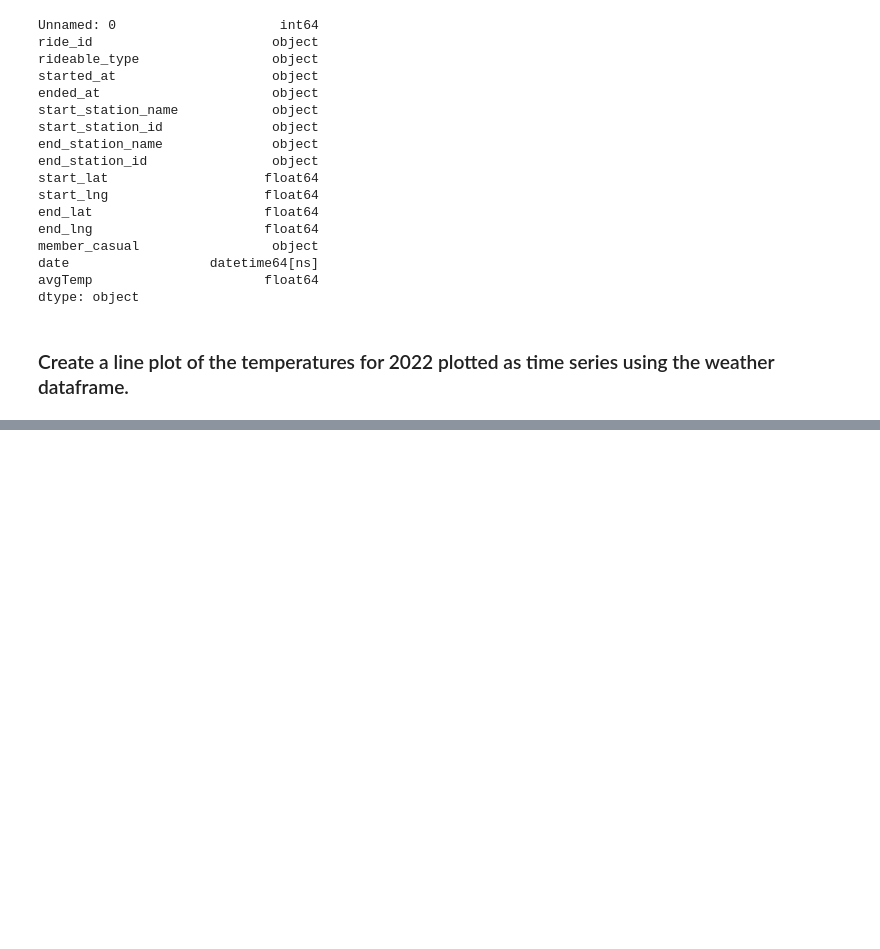
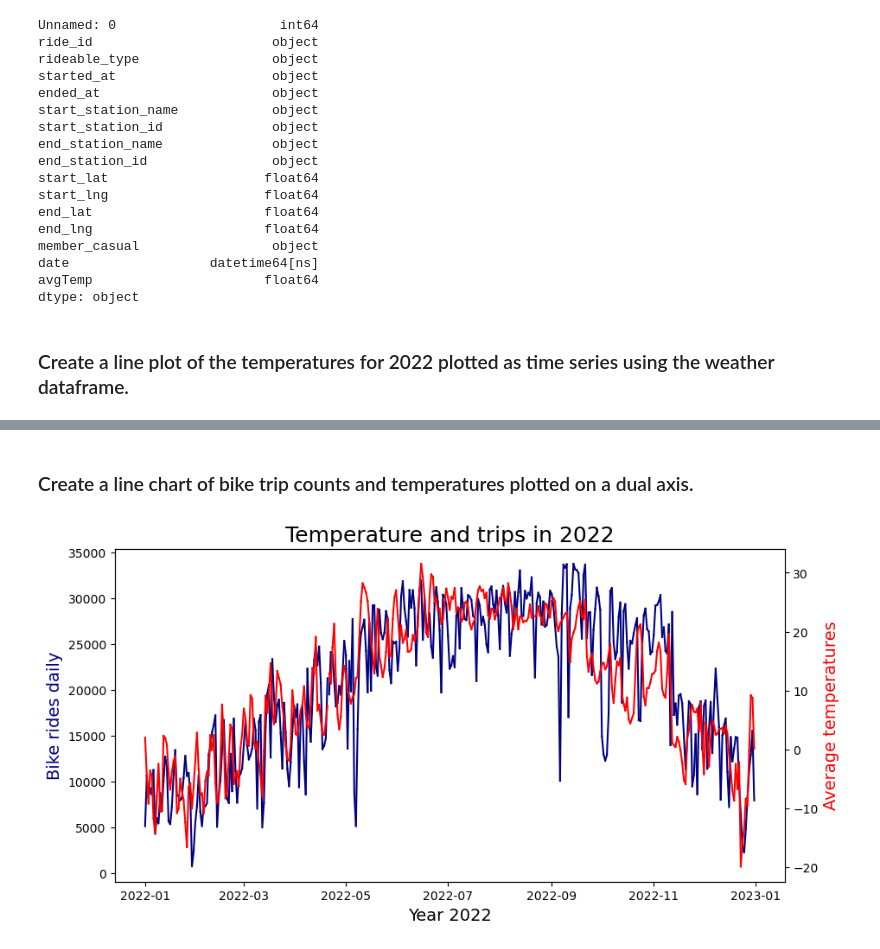
Before and after one commit to katiedallarosa/CitiBike, a Jupyter notebook: 2.3 Fundamentals of Visualization Libraries Part 1.ipynb, the cells around one changed output, grey strips where cells are left out. Drawn from its saved outputs; the diff is of its cells as text; code cells hidden in the pictures; blank space fills up the shorter version.

```diff
--- a/2.3 Fundamentals of Visualization Libraries Part 1.ipynb
+++ b/2.3 Fundamentals of Visualization Libraries Part 1.ipynb
@@ -118,0 +141,4 @@ df_temp['avgTemp'].plot()
+# %%
+# Groupby the count of the trips
+
+df_group = pd.DataFrame(df.groupby(['date'])['ride_id'].count()).reset_index()
@@ -118,0 +156,16 @@ df_temp['avgTemp'].plot()
+# %%
+df_group.rename(columns = {'ride_id':'bike_rides_daily'}, inplace = True)
+# %%
+if '_merge' in df.columns:
+    df.drop(columns=['_merge'], inplace=True)
+if '_merge' in df_group.columns:
+    df_group.drop(columns=['_merge'], inplace=True)
+# %%
+df = df.merge(df_group, on = "date", how = 'outer', indicator = True)
+print(df['_merge'].value_counts(dropna = False))
+print("Shape of January 1st is", df[df['date'] == '2022-01-01'].shape) # Check
+print("Shape of January 2nd is", df[df['date'] == '2022-01-02'].shape) # Second check
+
+df_temp = df.set_index('date')
+
+print(df_temp.columns)
@@ -118,0 +202,22 @@ df_temp['avgTemp'].plot()
+# %% [markdown]
+### Create a line chart of bike trip counts and temperatures plotted on a dual axis.
+# %%
+# Create figure and axis objects with subplots() and details
+
+fig,ax = plt.subplots(figsize=(10, 5))
+
+# Make a plot of the bike rides
+ax.plot(df_temp['bike_rides_daily'],color = "navy")
+ax.set_xlabel("Year 2022", fontsize = 14) # set x-axis label
+ax.set_ylabel("Bike rides daily",color = "navy", fontsize = 14) # set y-axis label
+
+# Here is where we create the dual axis - initialize a twin object for two different y-axis on the sample plot
+ax2 = ax.twinx()
+
+# Make a plot with the temperatues on the y-axis using second axis object
+ax2.plot(df_temp["avgTemp"], color = "red")
+ax2.set_ylabel("Average temperatures", color = "red",fontsize=14)
+plt.title('Temperature and trips in 2022', fontsize = 18)
+plt.show()
+# %% [output]
+[figure, added]
```
Also changed, not shown: parts of 12 cells of this notebook, 1 other file.
